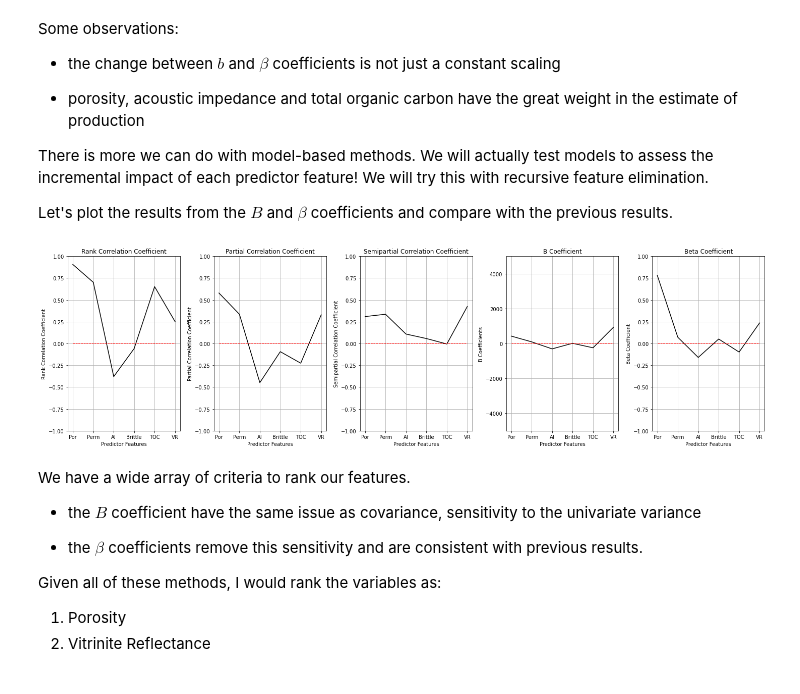
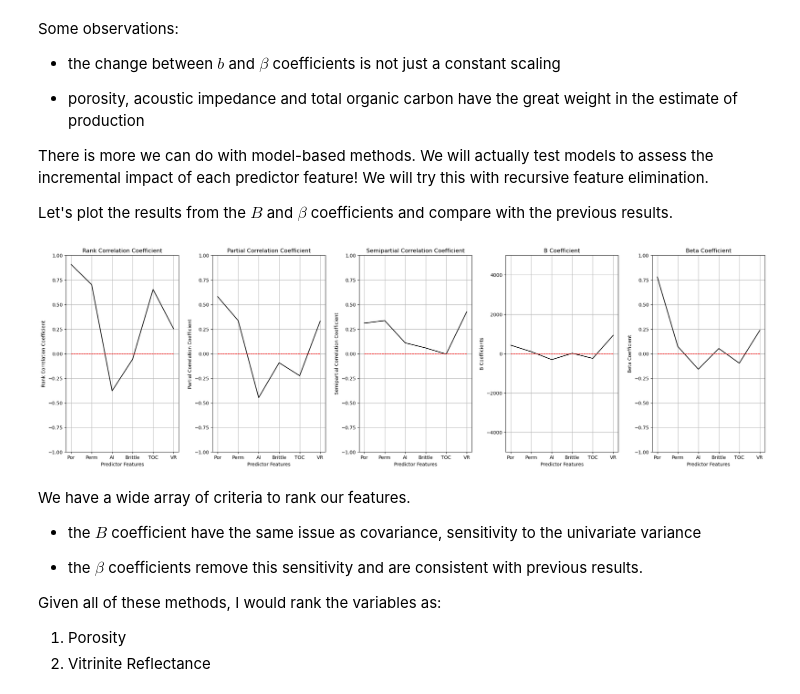
Before and after one commit to daytum/subsurfaceml-geostats-training, a Jupyter notebook: notebooks/Feature_Ranking.ipynb, the cells around one changed output. Drawn from its saved outputs; the diff is of its cells as text; code cells hidden in the pictures.

```diff
--- a/notebooks/Feature_Ranking.ipynb
+++ b/notebooks/Feature_Ranking.ipynb
@@ -92,11 +91,11 @@ def partial_corr(C):
 
     C = np.asarray(C)
     p = C.shape[1]
-    P_corr = np.zeros((p, p), dtype=np.float)
+    P_corr = np.zeros((p, p), dtype=np.double)
     for i in range(p):
         P_corr[i, i] = 1
         for j in range(i+1, p):
-            idx = np.ones(p, dtype=np.bool)
+            idx = np.ones(p, dtype=bool)
             idx[i] = False
             idx[j] = False
             beta_i = linalg.lstsq(C[:, idx], C[:, j])[0]
@@ -111,11 +110,11 @@ def partial_corr(C):
 def semipartial_corr(C): # Michael Pyrcz modified the function above by Fabian Pedregosa-Izquierdo, f@bianp.net for semipartial correlation
     C = np.asarray(C)
     p = C.shape[1]
-    P_corr = np.zeros((p, p), dtype=np.float)
+    P_corr = np.zeros((p, p), dtype=np.double)
     for i in range(p):
         P_corr[i, i] = 1
         for j in range(i+1, p):
-            idx = np.ones(p, dtype=np.bool)
+            idx = np.ones(p, dtype=bool)
             idx[i] = False
             idx[j] = False
             beta_i = linalg.lstsq(C[:, idx], C[:, j])[0]
@@ -134,3 +131,5 @@ df = cat.unconv_MV_v4.read()      # load our data table
+# %%
+df =  pd.read_csv('https://raw.githubusercontent.com/GeostatsGuy/GeoDataSets/refs/heads/master/unconv_MV_v4.csv')
 # %% [markdown]
 We can preview the DataFrame by utilizing the 'head' DataFrame member function (with a nice and clean format, see below). With the head command, add parameter 'n=13' to see the first 13 rows of the dataset.
 # %%
@@ -798,44 +797,44 @@ plt.grid(True)
 
 plt.subplot(152)
 plt.plot(features,partial_correlation,color='black')
-plt.plot([0.0,0.0,0.0,0.0,0.0,0.0],'r--',color='red',linewidth = 1.0)
+plt.plot([0.0,0.0,0.0,0.0,0.0,0.0],'r--',linewidth = 1.0)
 plt.xlabel('Predictor Features')
 plt.ylabel('Partial Correlation Coefficient')
 t = plt.title('Partial Correlation Coefficient')
 plt.ylim(-1,1)
 plt.grid(True)
 
 plt.subplot(153)
 plt.plot(features,semipartial_correlation,color='black')
-plt.plot([0.0,0.0,0.0,0.0,0.0,0.0],'r--',color='red',linewidth = 1.0)
+plt.plot([0.0,0.0,0.0,0.0,0.0,0.0],'r--',linewidth = 1.0)
 plt.xlabel('Predictor Features')
 plt.ylabel('Semipartial Correlation Coefficient')
 t = plt.title('Semipartial Correlation Coefficient')
 plt.ylim(-1,1)
 plt.grid(True)
 
 plt.subplot(154)
 plt.plot(features,b[0:6],color='black')
-plt.plot([0.0,0.0,0.0,0.0,0.0,0.0],'r--',color='red',linewidth = 1.0)
+plt.plot([0.0,0.0,0.0,0.0,0.0,0.0],'r--',linewidth = 1.0)
 plt.xlabel('Predictor Features')
 plt.ylabel('B Coefficients')
 t = plt.title('B Coefficient')
 plt.ylim(-5000,5000)
 plt.grid(True)
 
 plt.subplot(155)
 plt.plot(features,beta[0:6],color='black')
-plt.plot([0.0,0.0,0.0,0.0,0.0,0.0],'r--',color='red',linewidth = 1.0)
+plt.plot([0.0,0.0,0.0,0.0,0.0,0.0],'r--',linewidth = 1.0)
 plt.xlabel('Predictor Features')
 plt.ylabel('Beta Coefficient')
 t = plt.title('Beta Coefficient')
 plt.ylim(-1,1)
 plt.grid(True)
 
 plt.subplots_adjust(left=0.0, bottom=0.0, right=3.2, top=1.2, wspace=0.3, hspace=0.2)
 plt.show()
 # %% [output]
-[figure, old version]
+[figure, new version]
 # %% [markdown]
 We have a wide array of criteria to rank our features.
 
```
Also changed, not shown: parts of 14 cells of this notebook, 2 other files.
